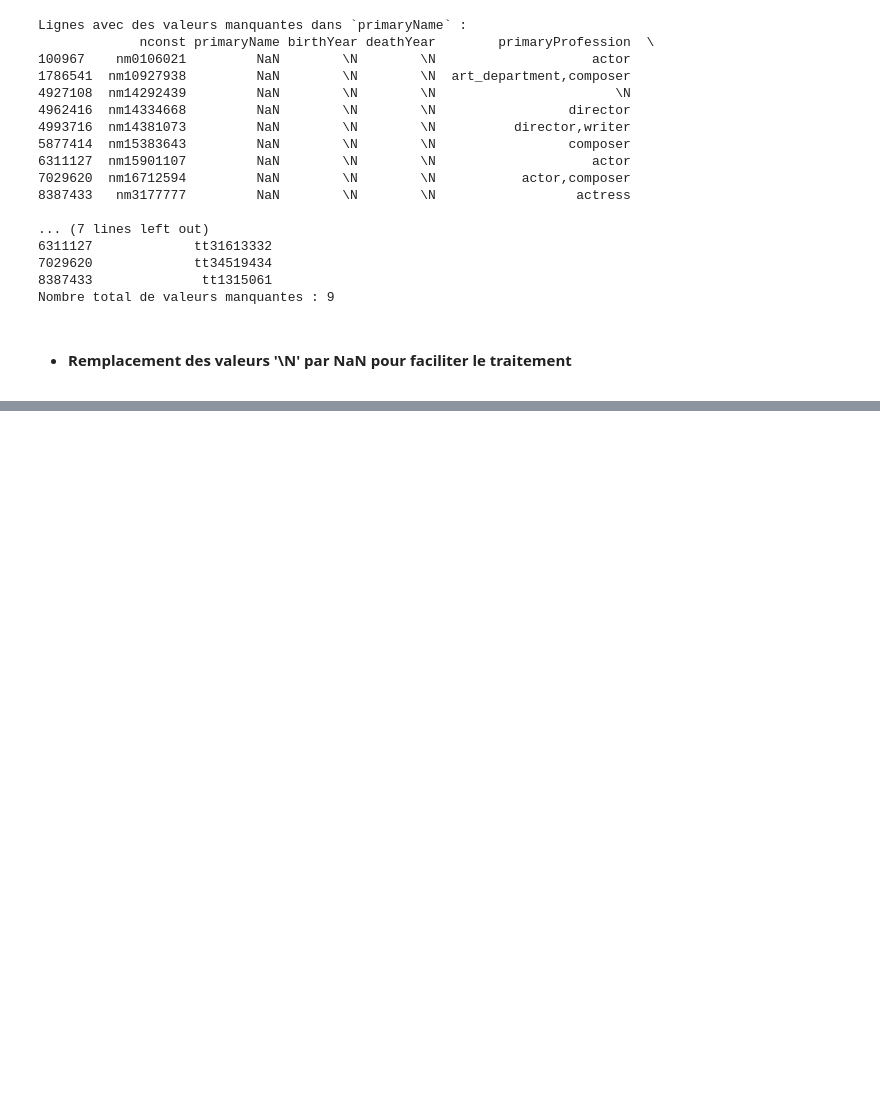
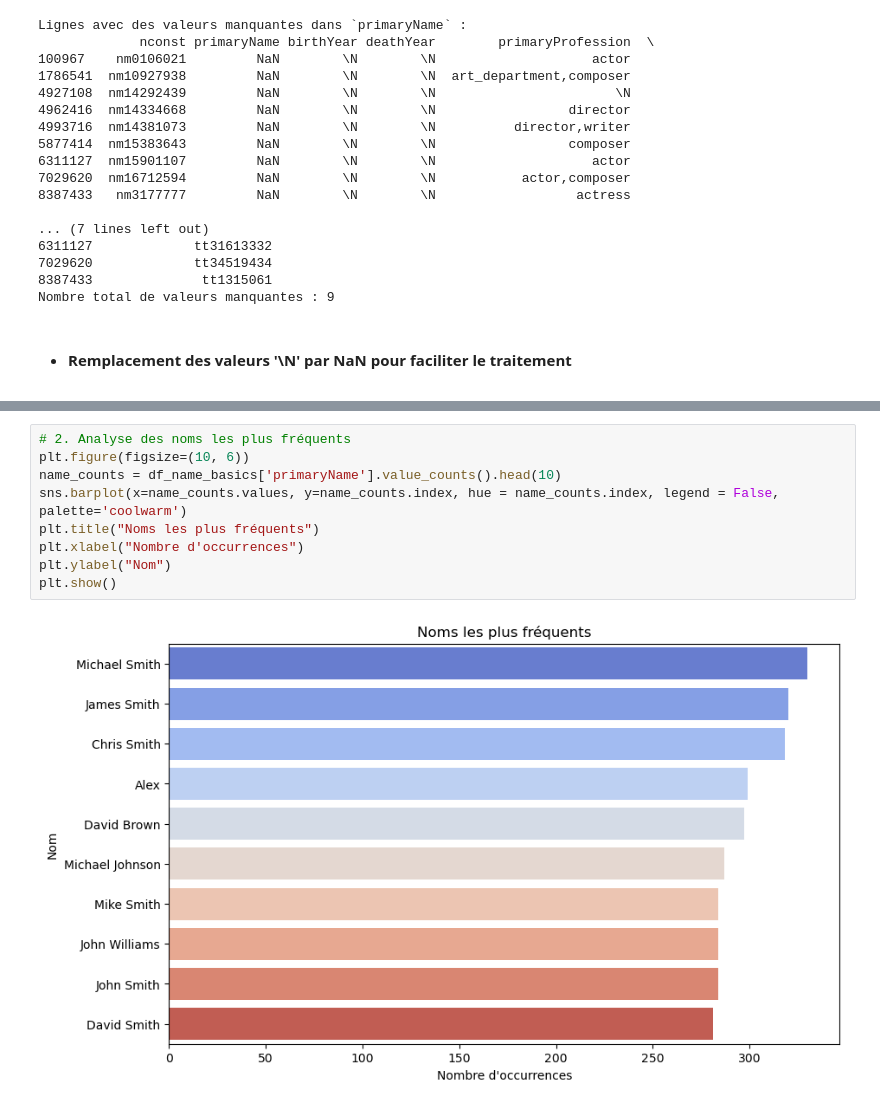
Before and after one commit to jpvt-data/AlgoCinema, a Jupyter notebook: exploration/exploration_name_basics.ipynb, the cells around one changed output, grey strips where cells are left out. Drawn from its saved outputs; the diff is of its cells as text; blank space fills up the shorter version.

```diff
--- a/exploration/exploration_name_basics.ipynb
+++ b/exploration/exploration_name_basics.ipynb
@@ -207,0 +215,11 @@ plt.show()
+# %%
+# 2. Analyse des noms les plus fréquents
+plt.figure(figsize=(10, 6))
+name_counts = df_name_basics['primaryName'].value_counts().head(10)
+sns.barplot(x=name_counts.values, y=name_counts.index, hue = name_counts.index, legend = False, palette='coolwarm')
+plt.title("Noms les plus fréquents")
+plt.xlabel("Nombre d'occurrences")
+plt.ylabel("Nom")
+plt.show()
+# %% [output]
+[figure, added]
```
Also changed, not shown: parts of 24 cells of this notebook.
